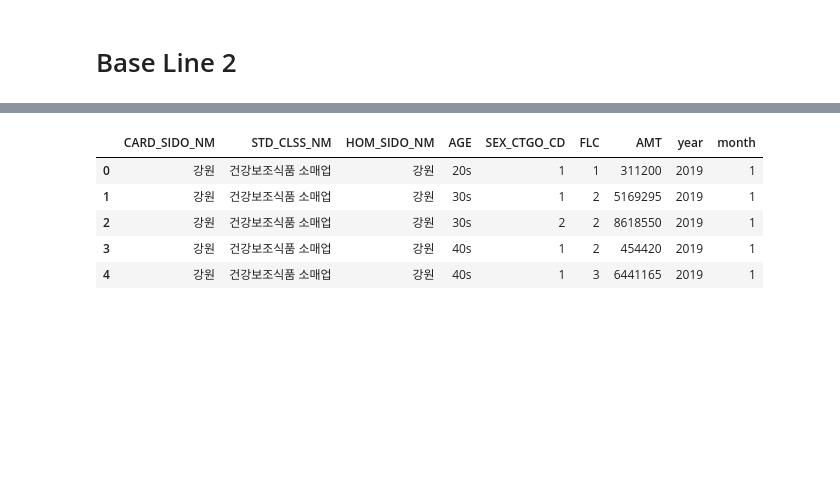
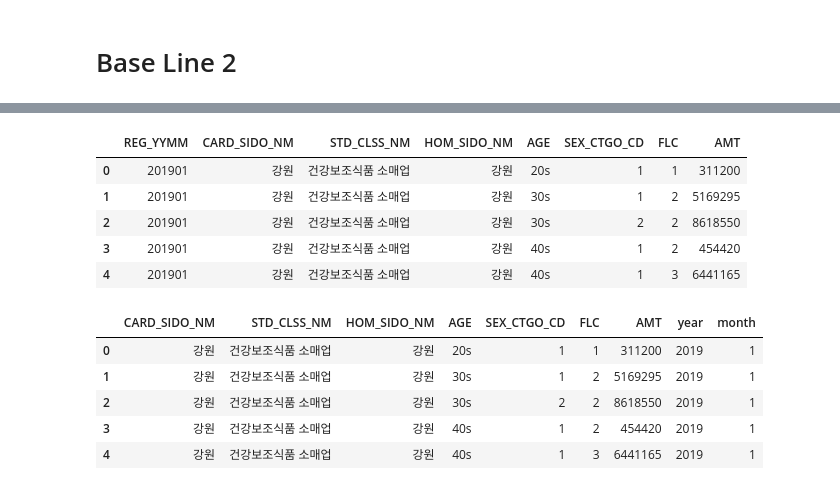
Before and after one commit to DrumDong/Dacon_Jeju, a Jupyter notebook: Jeju_modeling(LightGBM).ipynb, the cells around one changed output, grey strips where cells are left out. Saved outputs shown, nothing was run; the diff lists cells and outputs as text; code cells hidden in the pictures; blank space fills up the shorter version.

```diff
--- a/Jeju_modeling(LightGBM).ipynb
+++ b/Jeju_modeling(LightGBM).ipynb
@@ -246,6 +238,15 @@ data.head()
 data.drop(['CARD_CCG_NM','HOM_CCG_NM','CSTMR_CNT','CNT'],axis=1,inplace=True)
 # %%
 data=data.groupby(['REG_YYMM','CARD_SIDO_NM','STD_CLSS_NM','HOM_SIDO_NM','AGE','SEX_CTGO_CD','FLC'])['AMT'].sum().reset_index()
+# %%
+data.head()
+# %% [output]
+|  | REG_YYMM | CARD_SIDO_NM | STD_CLSS_NM | HOM_SIDO_NM | AGE | SEX_CTGO_CD | FLC | AMT |
+| 0 | 201901 | 강원 | 건강보조식품 소매업 | 강원 | 20s | 1 | 1 | 311200 |
+| 1 | 201901 | 강원 | 건강보조식품 소매업 | 강원 | 30s | 1 | 2 | 5169295 |
+| 2 | 201901 | 강원 | 건강보조식품 소매업 | 강원 | 30s | 2 | 2 | 8618550 |
+| 3 | 201901 | 강원 | 건강보조식품 소매업 | 강원 | 40s | 1 | 2 | 454420 |
+| 4 | 201901 | 강원 | 건강보조식품 소매업 | 강원 | 40s | 1 | 3 | 6441165 |
 # %%
 data['year']=data['REG_YYMM'].apply(lambda x: int(str(x)[:4]))
 data['month'] = data['REG_YYMM'].apply(lambda x: int(str(x)[4:]))
```
Also changed, not shown: parts of 9 cells of this notebook.
